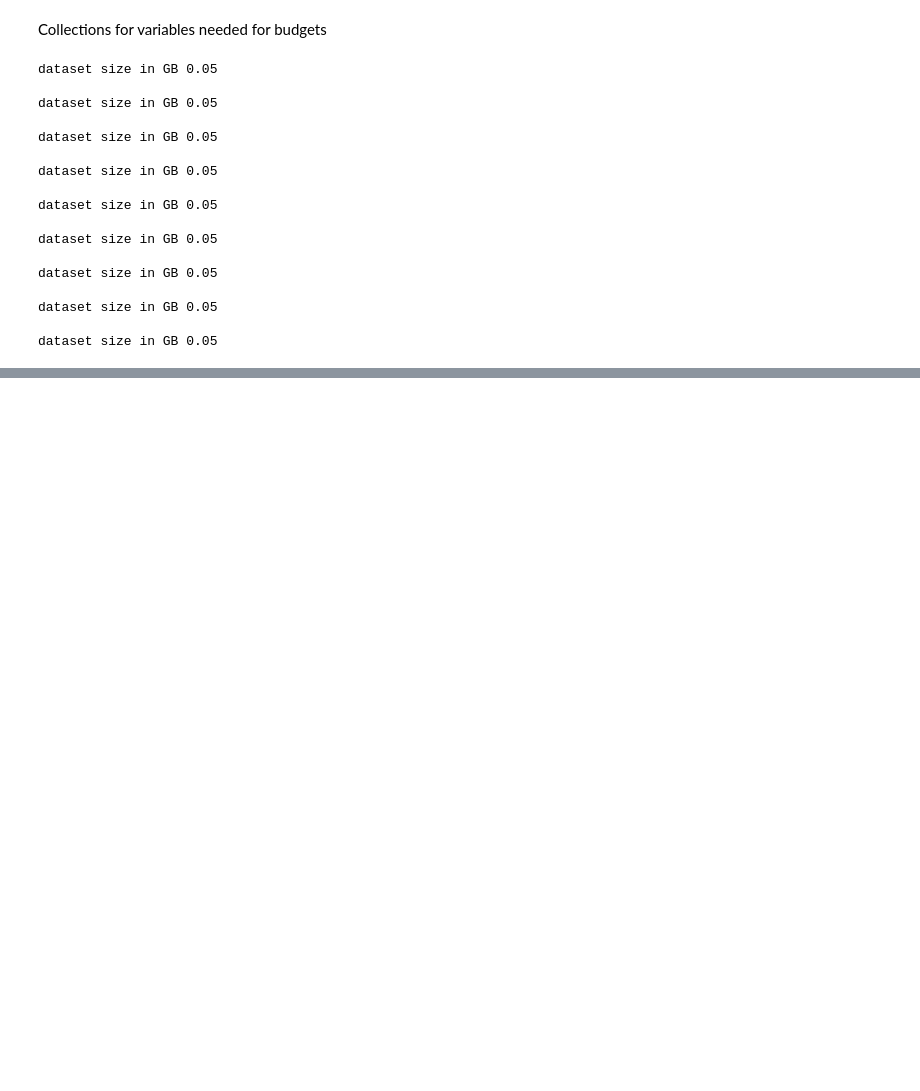
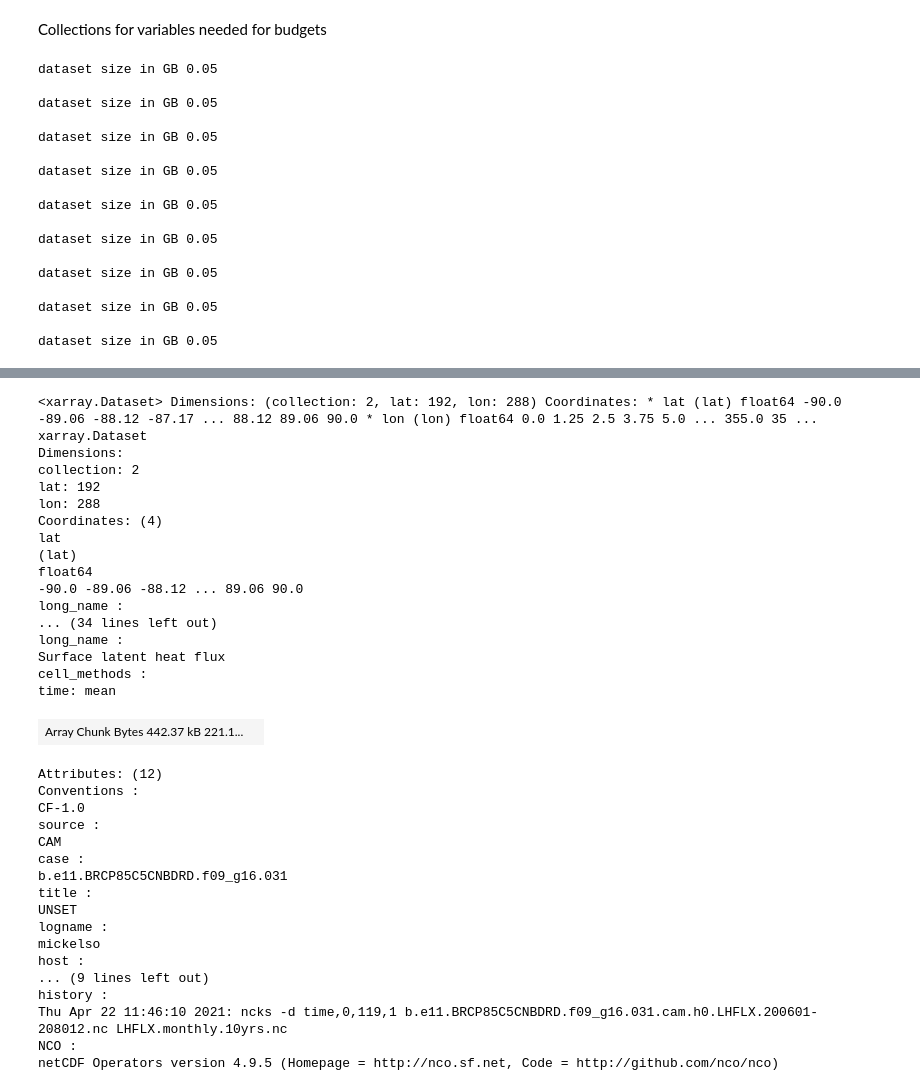
Before and after one commit to NCAR/ldcpy, a Jupyter notebook: docs/source/notebooks/CAMBudgets.ipynb, the cells around one changed output, grey strips where cells are left out. Drawn from its saved outputs; the diff is of its cells as text; code cells hidden in the pictures; blank space fills up the shorter version.

```diff
--- a/docs/source/notebooks/CAMBudgets.ipynb
+++ b/docs/source/notebooks/CAMBudgets.ipynb
@@ -138,0 +220,38 @@ ldcpy.cam_ep(
+# %%
+lhflx0
+# %% [output]
+<xarray.Dataset> Dimensions: (collection: 2, lat: 192, lon: 288) Coordinates: * lat (lat) float64 -90.0 -89.06 -88.12 -87.17 ... 88.12 89.06 90.0 * lon (lon) float64 0.0 1.25 2.5 3.75 5.0 ... 355.0 35 ...
+xarray.Dataset
+Dimensions:
+collection: 2
+lat: 192
+lon: 288
+Coordinates: (4)
+lat
+(lat)
+float64
+-90.0 -89.06 -88.12 ... 89.06 90.0
+long_name :
+... (34 lines left out)
+long_name :
+Surface latent heat flux
+cell_methods :
+time: mean
+| Array Chunk Bytes 442.37 kB 221.1... |  |
+Attributes: (12)
+Conventions :
+CF-1.0
+source :
+CAM
+case :
+b.e11.BRCP85C5CNBDRD.f09_g16.031
+title :
+UNSET
+logname :
+mickelso
+host :
+... (9 lines left out)
+history :
+Thu Apr 22 11:46:10 2021: ncks -d time,0,119,1 b.e11.BRCP85C5CNBDRD.f09_g16.031.cam.h0.LHFLX.200601-208012.nc LHFLX.monthly.10yrs.nc
+NCO :
+netCDF Operators version 4.9.5 (Homepage = http://nco.sf.net, Code = http://github.com/nco/nco)
```
Also changed, not shown: parts of 17 cells of this notebook, 2 other files.
